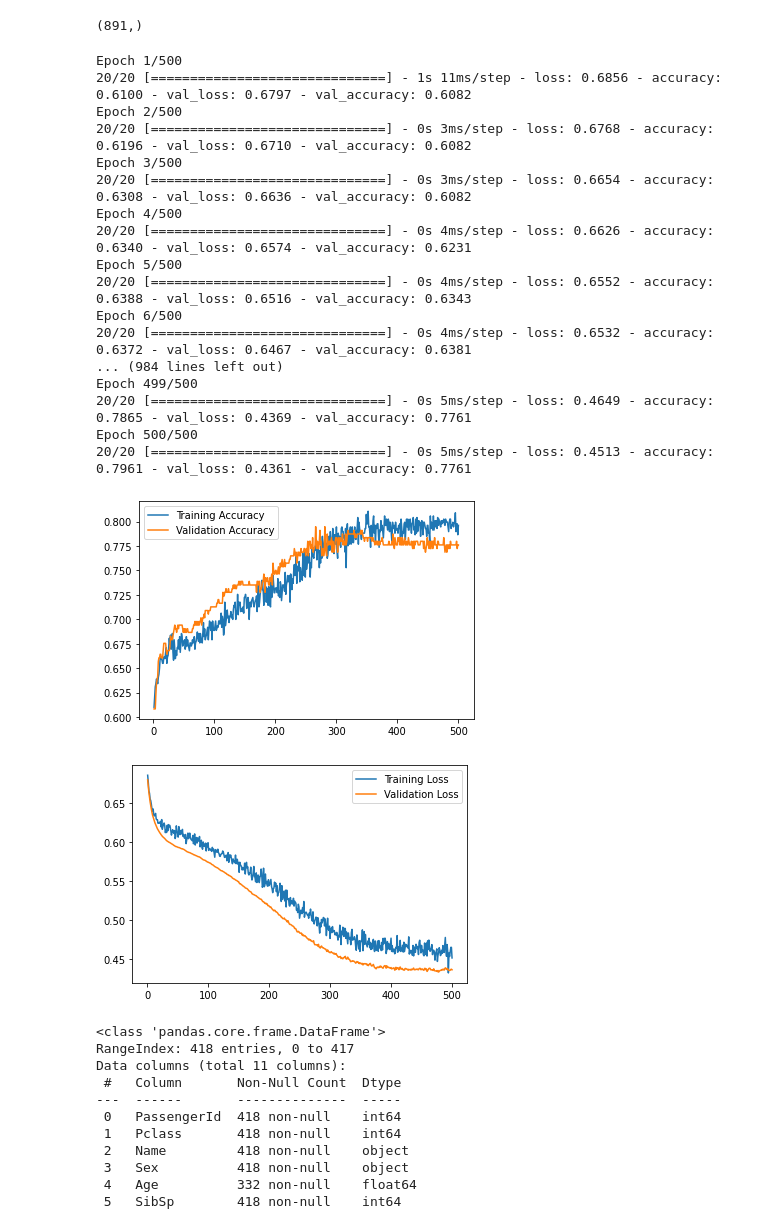
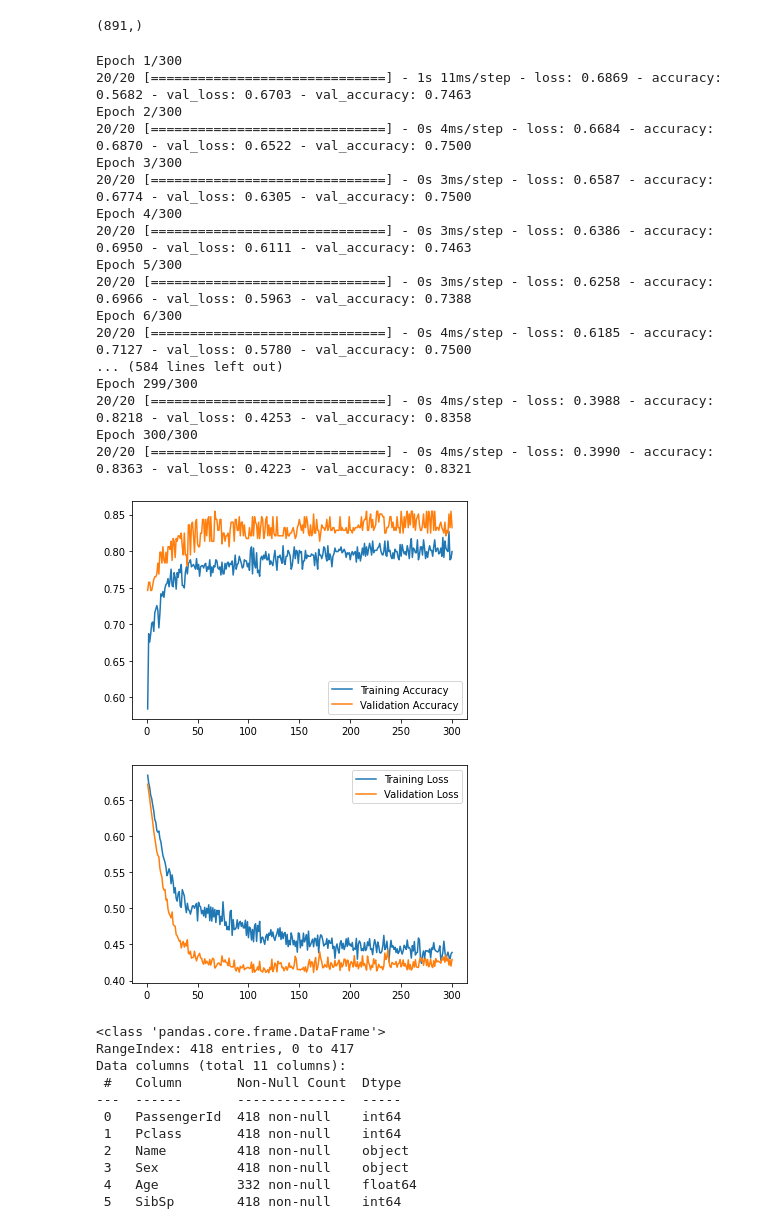
Before and after one commit to santoshrsarangi/tensorflow, a Jupyter notebook: kaggle-competition/titanic.ipynb, the cells around one changed output. Saved outputs shown, nothing was run; the diff lists cells and outputs as text; code cells hidden in the pictures.

Commit message:
Updated model

```diff
--- a/kaggle-competition/titanic.ipynb
+++ b/kaggle-competition/titanic.ipynb
@@ -209,9 +243,12 @@ from tensorflow.keras import layers
 def get_model():
   model = keras.Sequential([
       layers.Input(shape=(6,)),
+      #layers.Dense(64, activation="relu"),
+      #layers.Dense(256, activation="relu"),
+      #layers.Dense(128, activation="relu"),
+      #layers.Dense(64, activation="relu"),
       layers.Dense(64, activation="relu"),
-      #layers.Dense(128, activation="relu"),
-      #layers.Dense(256, activation="relu"),
+      layers.Dense(32, activation="relu"),
       layers.Dropout(0.5),
       layers.Dense(1, activation="sigmoid")
   ])
@@ -223,7 +260,11 @@ def get_model():
   return model
 # %%
 #Try various options. Training loss bottoms out around 320 epochs
-epochs=500
+epochs=300
+# %%
+mycallback = [
+    keras.callbacks.ModelCheckpoint(filepath="titanic.keras", monitor='val_loss', save_best_only=True)
+]
 # %%
 model = get_model()
 
@@ -231,43 +272,44 @@ run_history = model.fit(training_data,
                         training_label,
                         epochs = epochs,
                         validation_split=0.3,
-                        batch_size=32)
+                        batch_size=32,
+                        callbacks=mycallback)
 # %% [output]
-Epoch 1/500
-20/20 [==============================] - 1s 11ms/step - loss: 0.6856 - accuracy: 0.6100 - val_loss: 0.6797 - val_accuracy: 0.6082
-Epoch 2/500
-20/20 [==============================] - 0s 3ms/step - loss: 0.6768 - accuracy: 0.6196 - val_loss: 0.6710 - val_accuracy: 0.6082
-Epoch 3/500
-20/20 [==============================] - 0s 3ms/step - loss: 0.6654 - accuracy: 0.6308 - val_loss: 0.6636 - val_accuracy: 0.6082
-Epoch 4/500
-20/20 [==============================] - 0s 4ms/step - loss: 0.6626 - accuracy: 0.6340 - val_loss: 0.6574 - val_accuracy: 0.6231
-Epoch 5/500
-20/20 [==============================] - 0s 4ms/step - loss: 0.6552 - accuracy: 0.6388 - val_loss: 0.6516 - val_accuracy: 0.6343
-Epoch 6/500
-20/20 [==============================] - 0s 4ms/step - loss: 0.6532 - accuracy: 0.6372 - val_loss: 0.6467 - val_accuracy: 0.6381
-... (984 lines left out)
-Epoch 499/500
-20/20 [==============================] - 0s 5ms/step - loss: 0.4649 - accuracy: 0.7865 - val_loss: 0.4369 - val_accuracy: 0.7761
-Epoch 500/500
-20/20 [==============================] - 0s 5ms/step - loss: 0.4513 - accuracy: 0.7961 - val_loss: 0.4361 - val_accuracy: 0.7761
+Epoch 1/300
+20/20 [==============================] - 1s 11ms/step - loss: 0.6869 - accuracy: 0.5682 - val_loss: 0.6703 - val_accuracy: 0.7463
+Epoch 2/300
+20/20 [==============================] - 0s 4ms/step - loss: 0.6684 - accuracy: 0.6870 - val_loss: 0.6522 - val_accuracy: 0.7500
+Epoch 3/300
+20/20 [==============================] - 0s 3ms/step - loss: 0.6587 - accuracy: 0.6774 - val_loss: 0.6305 - val_accuracy: 0.7500
+Epoch 4/300
+20/20 [==============================] - 0s 3ms/step - loss: 0.6386 - accuracy: 0.6950 - val_loss: 0.6111 - val_accuracy: 0.7463
+Epoch 5/300
+20/20 [==============================] - 0s 3ms/step - loss: 0.6258 - accuracy: 0.6966 - val_loss: 0.5963 - val_accuracy: 0.7388
+Epoch 6/300
+20/20 [==============================] - 0s 4ms/step - loss: 0.6185 - accuracy: 0.7127 - val_loss: 0.5780 - val_accuracy: 0.7500
+... (584 lines left out)
+Epoch 299/300
+20/20 [==============================] - 0s 4ms/step - loss: 0.3988 - accuracy: 0.8218 - val_loss: 0.4253 - val_accuracy: 0.8358
+Epoch 300/300
+20/20 [==============================] - 0s 4ms/step - loss: 0.3990 - accuracy: 0.8363 - val_loss: 0.4223 - val_accuracy: 0.8321
 # %%
 import matplotlib.pyplot as plt
 # %%
-chart_epochs = range(1, epochs + 1)
+chart_epochs = range(1, len(run_history.history['accuracy']) + 1)
 
 plt.plot(chart_epochs, run_history.history['accuracy'], label="Training Accuracy")
 plt.plot(chart_epochs, run_history.history['val_accuracy'], label="Validation Accuracy")
 plt.legend()
 
 plt.figure()
 plt.plot(chart_epochs, run_history.history['loss'], label="Training Loss")
 plt.plot(chart_epochs, run_history.history['val_loss'], label="Validation Loss")
 plt.legend()
 
 plt.show()
 # %% [output]
-[figure, old version]
+[figure, new version]
-[figure, old version]
+[figure, new version]
 # %%
 test_df = pd.read_csv("test.csv")
 # %%
```
Also changed, not shown: parts of 26 cells of this notebook.
